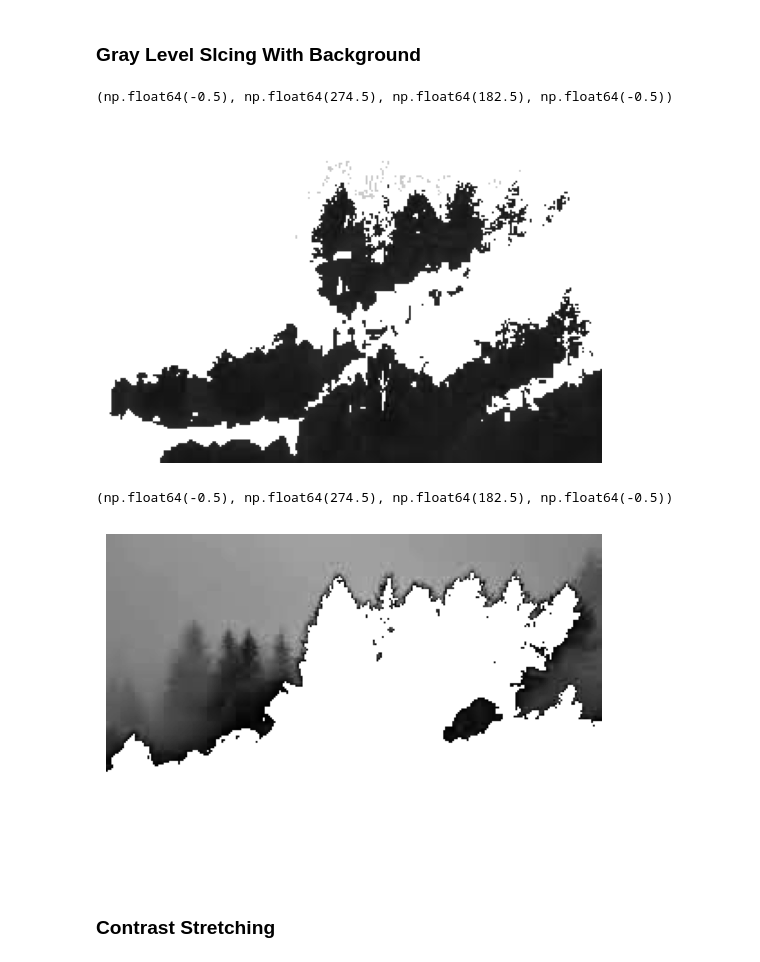
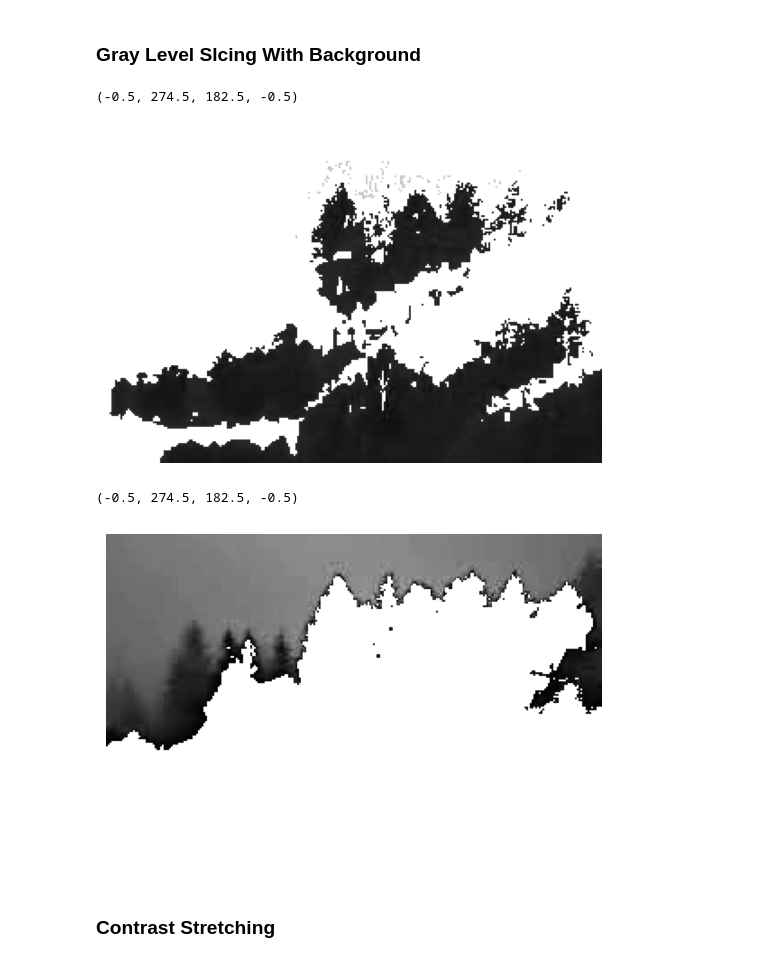
Before and after one commit to parthgala1/IP, a Jupyter notebook: Experiment1/Experiment 1.ipynb, the cells around one changed output. Saved outputs shown, nothing was run; the diff lists cells and outputs as text; code cells hidden in the pictures.

```diff
--- a/Experiment1/Experiment 1.ipynb
+++ b/Experiment1/Experiment 1.ipynb
@@ -60,7 +60,7 @@ plt.axis("off")
 ### Thresholding
 # %%
 image2 = image.copy()
-threshold = 50
+threshold = 128
 for i in range(height):
     for j in range(width):
         if image2[i, j] < threshold:
@@ -120,15 +120,15 @@ image4 = graylevel_slicing_with_background(50, 200)
 plt.imshow(image4, cmap="gray")
 plt.axis("off")
 # %% [output]
-(np.float64(-0.5), np.float64(274.5), np.float64(182.5), np.float64(-0.5))
+(-0.5, 274.5, 182.5, -0.5)
 [figure]
 # %%
-image4 = graylevel_slicing_with_background(10, 100)
+image4 = graylevel_slicing_with_background(10, 128)
 plt.imshow(image4, cmap="gray")
 plt.axis("off")
 # %% [output]
-(np.float64(-0.5), np.float64(274.5), np.float64(182.5), np.float64(-0.5))
+(-0.5, 274.5, 182.5, -0.5)
-[figure, old version]
+[figure, new version]
 # %% [markdown]
 ### Contrast Stretching
 # %%
```
Also changed, not shown: parts of 7 cells of this notebook, 3 other files.
